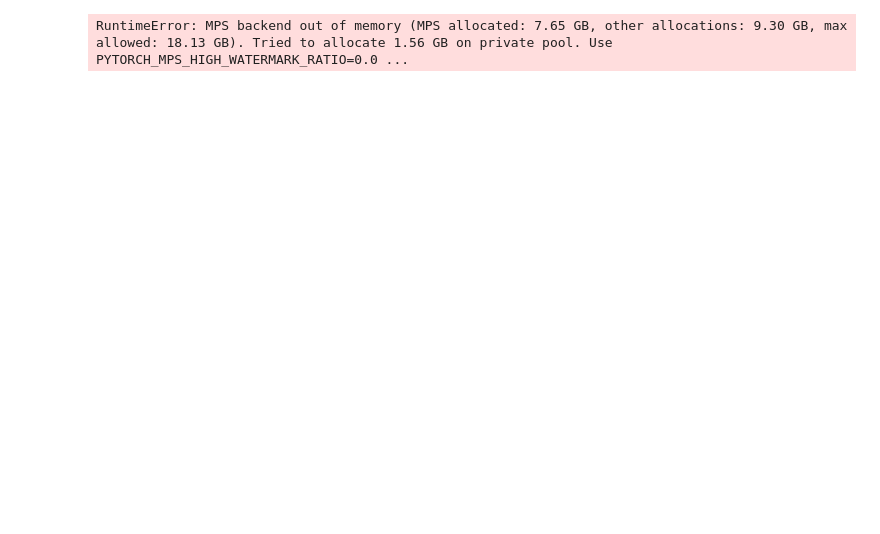
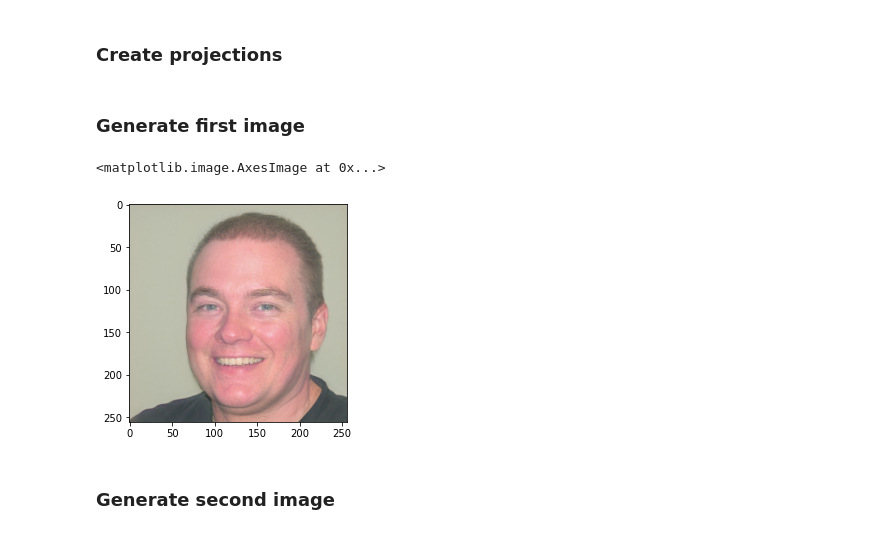
Before and after one commit to olvard/facemorph, a Jupyter notebook: notebook.ipynb, the cells around one changed output. Cells and saved outputs as stored; diff of their text form; code cells hidden in the pictures; blank space fills up the shorter version.

```diff
--- a/notebook.ipynb
+++ b/notebook.ipynb
@@ -26,8 +26,8 @@ face1_array = np.array(face1)
 face2_array = np.array(face2)
 
 # Convert NumPy arrays to PyTorch tensors with specified dtype
-face1_tensor = torch.tensor(face1_array, dtype=torch.float32)  # Change dtype as needed
-face2_tensor = torch.tensor(face2_array, dtype=torch.float32)
+face1_tensor = torch.tensor(face1_array, dtype=torch.float16)  # Change dtype as needed
+face2_tensor = torch.tensor(face2_array, dtype=torch.float16)
 
 # Print the shape of the tensors
 print(face1_tensor.shape)
@@ -38,21 +54,4 @@ torch.Size([512, 512, 3])
 # %%
-import pickle
-import torch.nn.functional as F
-
-
-# Set device
-if(torch.backends.mps.is_available()): # True
-	device = torch.device("mps")
-
-# Load the generator model from the pickle file
-with open('ffhq.pkl', 'rb') as f:
-    G = pickle.load(f)['G_ema']
-
-
-G.to(device)
-
-print(f"Image channels: {G.img_channels}, Image resolution: {G.img_resolution}")
-
 face1_tensor = face1_tensor.squeeze()
 face1_tensor = face1_tensor.permute(2, 0, 1)
 face1_tensor = F.interpolate(face1_tensor.unsqueeze(0), size=(G.img_resolution, G.img_resolution), mode='bilinear', align_corners=False)
@@ -66,6 +65,9 @@ face2_tensor = face2_tensor.squeeze(0)
 face1_tensor = face1_tensor.to(device)
 face2_tensor = face2_tensor.to(device)
 
+# empty cache
+torch.mps.empty_cache()
+
 # Debugging: Print the shapes
 print(f"face1_tensor shape: {face1_tensor.shape}")
 print(f"face2_tensor shape: {face2_tensor.shape}")
@@ -81,8 +84,8 @@ Expected shape: (3, 1024, 1024)
 projected_w_steps1 = projector.project(
     G,
     target=face1_tensor,  # Your target image tensor
-    num_steps=50,  # Number of optimization steps
-    device=device,
+    num_steps=200,  # Number of optimization steps
+	device = device,
     verbose=True  # Print optimization progress
 )
 # %% [output]
@@ -135,3 +140,10 @@ projected_w_steps2.shape
 # %%
 # check if the projected_w_steps1 and projected_w_steps2 are exactly the same
 (projected_w_steps1 == projected_w_steps2).all()
+# %% [markdown]
+### Create projections
+# %%
+w1 = projected_w_steps1[-1].unsqueeze(0)
+w2 = projected_w_steps2[-1].unsqueeze(0)
+# %% [markdown]
+### Generate first image
@@ -138,13 +152,9 @@ projected_w_steps2.shape
 # %%
-torch.mps.empty_cache()
-w1 = projected_w_steps1
-
-img1 = G.synthesis(w1, noise_mode='const', force_fp32=True)
-
-img1 = (img1.permute(0, 2, 3, 1) * 127.5 + 128).clamp(0, 255).to(torch.uint8)[0].cpu().numpy()
-
-#show the image
-import matplotlib.pyplot as plt
+img1 = (img1 + 1) * (255/2)
+img1 = img1.permute(0, 2, 3, 1).clamp(0, 255).to(torch.uint8)[0].cpu().numpy()
 plt.imshow(img1)
 # %% [output]
-RuntimeError: MPS backend out of memory (MPS allocated: 7.65 GB, other allocations: 9.30 GB, max allowed: 18.13 GB). Tried to allocate 1.56 GB on private pool. Use PYTORCH_MPS_HIGH_WATERMARK_RATIO=0.0 ...
+<matplotlib.image.AxesImage at 0x...>
+[figure, added]
+# %% [markdown]
+### Generate second image
```
Also changed, not shown: parts of 18 cells of this notebook, 2 other files.
